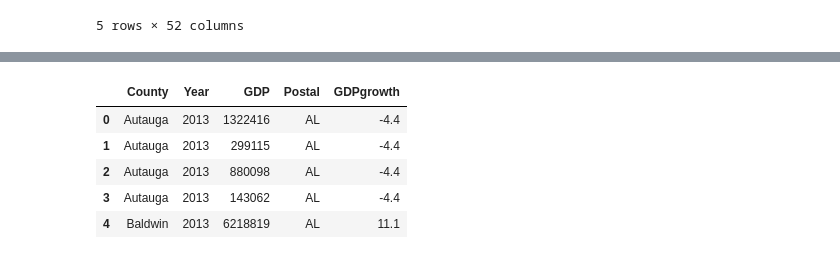
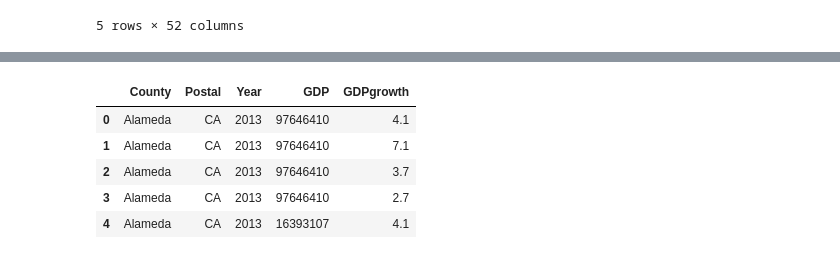
Before and after one commit to ce-r/steps, a Jupyter notebook: capstone-PRACTICE-Andrea.ipynb, the cells around one changed output, grey strips where cells are left out. Saved outputs shown, nothing was run; the diff lists cells and outputs as text; code cells hidden in the pictures.

```diff
--- a/capstone-PRACTICE-Andrea.ipynb
+++ b/capstone-PRACTICE-Andrea.ipynb
@@ -116,7 +146,7 @@ growth1[growth1['County']=='Baldwin']
 # %%
-growth1.drop(['FIPS','LineCode','IndustryName'],axis=1,inplace=True)
+growth.drop(['FIPS','LineCode','IndustryName'],axis=1,inplace=True)
 # drop ,'Postal'
-growth1.head()
+growth.head()
 # %% [output]
 |  | County | Postal | 2013 | 2014 | 2015 |
 | 2 | Autauga | AL | -4.4 | -0.7 | 7.6 |
@@ -126,0 +166,3 @@ growth1.head()
+# %%
+growth_ca = pd.melt(growth,id_vars=['County','Postal'],var_name='Year',value_name='GDPgrowth')
+growth_ca.head()
@@ -126,0 +179,3 @@ growth1.head()
+# %%
+groca = growth_ca[growth_ca['Postal']=='CA']
+groca.head()
@@ -307,11 +401,11 @@ growth_last[growth_last['County']=='Baldwin']
 # %%
-gg= pd.merge(gdp_last,growth_last,on=['County','Year'])
+gg= pd.merge(gdp_ca,groca,on=['County','Year','Postal'])
 gg.head()
 # %% [output]
-|  | County | Year | GDP | Postal | GDPgrowth |
-| 0 | Autauga | 2013 | 1322416 | AL | -4.4 |
-| 1 | Autauga | 2013 | 299115 | AL | -4.4 |
-| 2 | Autauga | 2013 | 880098 | AL | -4.4 |
-| 3 | Autauga | 2013 | 143062 | AL | -4.4 |
-| 4 | Baldwin | 2013 | 6218819 | AL | 11.1 |
+|  | County | Postal | Year | GDP | GDPgrowth |
+| 0 | Alameda | CA | 2013 | 97646410 | 4.1 |
+| 1 | Alameda | CA | 2013 | 97646410 | 7.1 |
+| 2 | Alameda | CA | 2013 | 97646410 | 3.7 |
+| 3 | Alameda | CA | 2013 | 97646410 | 2.7 |
+| 4 | Alameda | CA | 2013 | 16393107 | 4.1 |
 # %%
```
Also changed, not shown: parts of 35 cells of this notebook.
